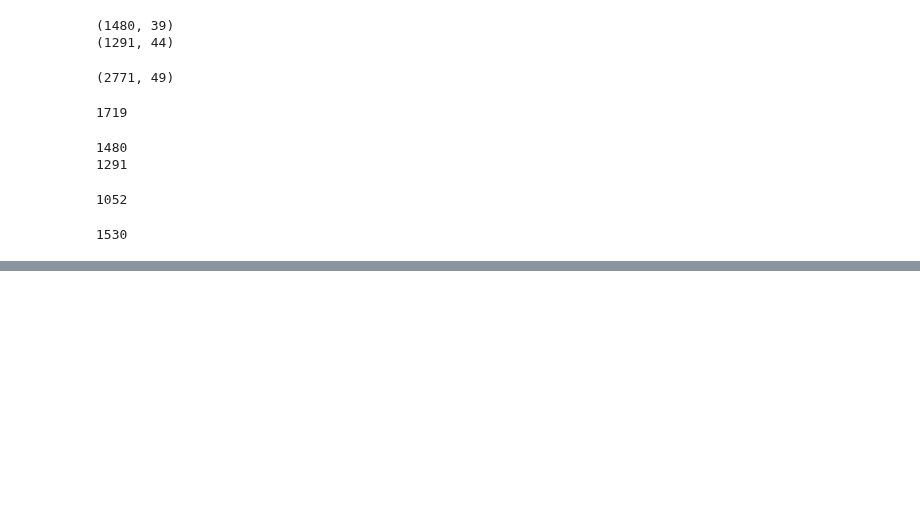
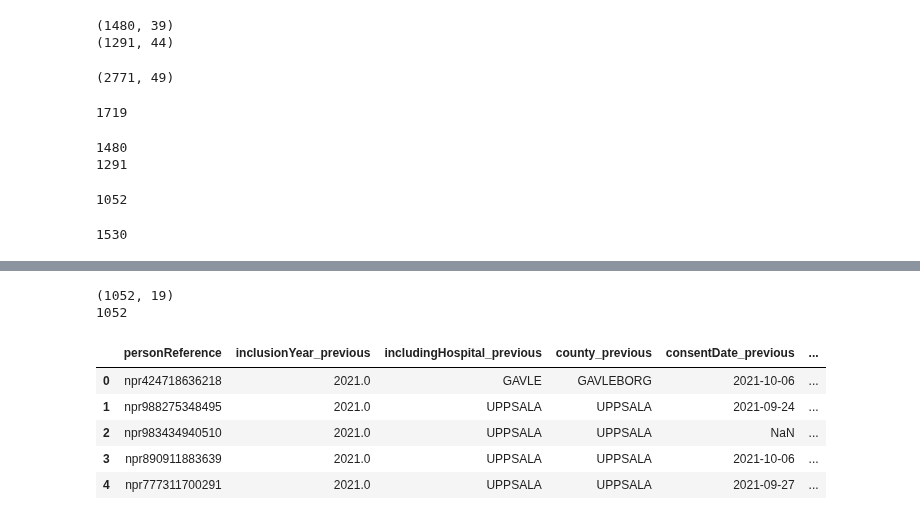
Before and after one commit to NickosKal/UCAN-PET-CT-image-data-handling-pipeline, a Jupyter notebook: Task3_1/Task3.1_LinkToClinicalData.ipynb, the cells around one changed output, grey strips where cells are left out. Cells and saved outputs as stored; diff of their text form; code cells hidden in the pictures; blank space fills up the shorter version.

```diff
--- a/Task3_1/Task3.1_LinkToClinicalData.ipynb
+++ b/Task3_1/Task3.1_LinkToClinicalData.ipynb
@@ -725,0 +728,5 @@ len(set(df2.personReference.to_list()).intersection(set(df1.personReference.to_l
+# %%
+df1 = pd.read_excel("/home/ashish/Ashish/UCAN/U-CAN Lymfom - Ahlström 211021 - utlämnat_pnr_removed.xlsx", header=1)
+print(df1.shape)
+df2 = pd.read_excel("/home/ashish/Ashish/UCAN/20231129_UCAN_lym_export/Lymphoma_Octopus_Export 2023-11-29_C80_only_n1291_incl_YYYY_MM_pnr_removed.xlsx")
+print(df2.shape)
@@ -725,0 +775,20 @@ len(set(df2.personReference.to_list()).intersection(set(df1.personReference.to_l
+# %%
+df1 = df1[['personReference', 'inclusionYear', 'includingHospital', 'county', 'consentDate', 'deceased', 'deceasedDate', 'diagnosisGroups', 'DiaDate', 'Diagnosis']]
+# %%
+df2 = df2[['personReference', 'inclusionYear', 'includingHospital', 'county', 'consentDate',  'deceased', 'deceasedDate', 'diagnosisGroups', 'DiaDate', 'translatedDiagnosis']]
+df2 = df2.rename(columns={"translatedDiagnosis":"Diagnosis"})
+# %%
+combined_inner_df = pd.merge(df1, df2, how="inner", on=["personReference"], suffixes=['_previous','_new'])
+print(combined_inner_df.shape)
+print(combined_inner_df.personReference.nunique())
+combined_inner_df.to_excel("/home/ashish/Ashish/UCAN/ComparisonsClinicalData/combined_common.xlsx", index=False)
+combined_inner_df.head()
+# %% [output]
+(1052, 19)
+1052
+|  | personReference | inclusionYear_previous | includingHospital_previous | county_previous | consentDate_previous | ... |
+| 0 | npr424718636218 | 2021.0 | GAVLE | GAVLEBORG | 2021-10-06 | ... |
+| 1 | npr988275348495 | 2021.0 | UPPSALA | UPPSALA | 2021-09-24 | ... |
+| 2 | npr983434940510 | 2021.0 | UPPSALA | UPPSALA | NaN | ... |
+| 3 | npr890911883639 | 2021.0 | UPPSALA | UPPSALA | 2021-10-06 | ... |
+| 4 | npr777311700291 | 2021.0 | UPPSALA | UPPSALA | 2021-09-27 | ... |
```
Also changed, not shown: parts of 17 cells of this notebook, 4 other files.
